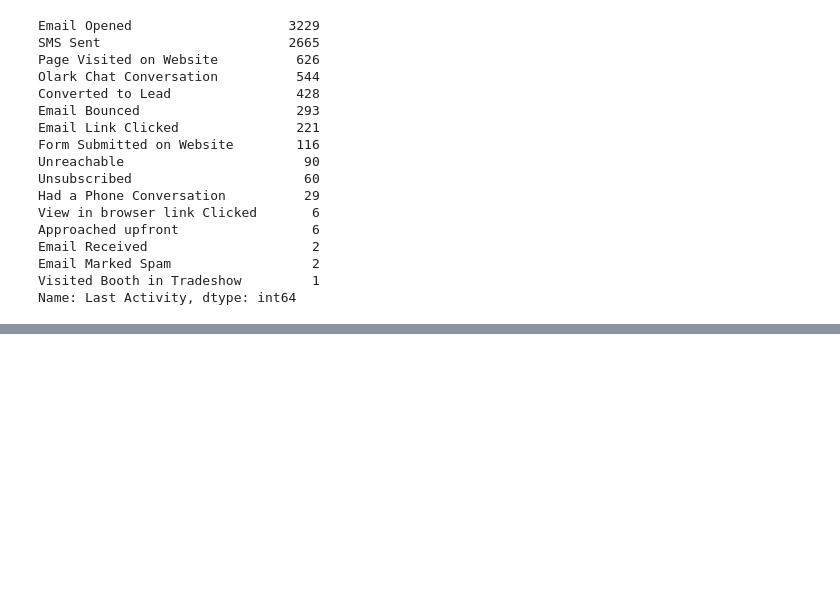
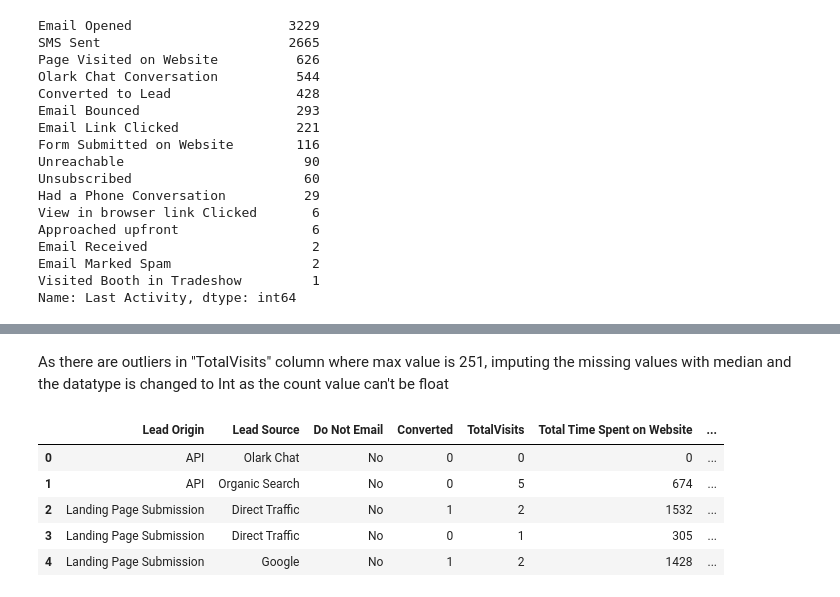
Before and after one commit to AnuAsai22/Lead_Scoring_CaseStudy, a Jupyter notebook: Lead_Scoring_AnuFinal.ipynb, the cells around one changed output, grey strips where cells are left out. Saved outputs shown, nothing was run; the diff lists cells and outputs as text; code cells hidden in the pictures; blank space fills up the shorter version.

```diff
--- a/Lead_Scoring_AnuFinal.ipynb
+++ b/Lead_Scoring_AnuFinal.ipynb
@@ -857,0 +863,2 @@ dtype: float64
+# %% [markdown]
+As there are outliers in "TotalVisits" column where max value is 251, imputing the missing values with median and the datatype is changed to Int as the count value can't be float
@@ -857,0 +868,10 @@ dtype: float64
+# %%
+ls["Page Views Per Visit"].fillna(ls["Page Views Per Visit"].median(),inplace=True) #Imputed with median
+ls.head()
+# %% [output]
+|  | Lead Origin | Lead Source | Do Not Email | Converted | TotalVisits | Total Time Spent on Website | ... |
+| 0 | API | Olark Chat | No | 0 | 0 | 0 | ... |
+| 1 | API | Organic Search | No | 0 | 5 | 674 | ... |
+| 2 | Landing Page Submission | Direct Traffic | No | 1 | 2 | 1532 | ... |
+| 3 | Landing Page Submission | Direct Traffic | No | 0 | 1 | 305 | ... |
+| 4 | Landing Page Submission | Google | No | 1 | 2 | 1428 | ... |
```
Also changed, not shown: parts of 18 cells of this notebook.
